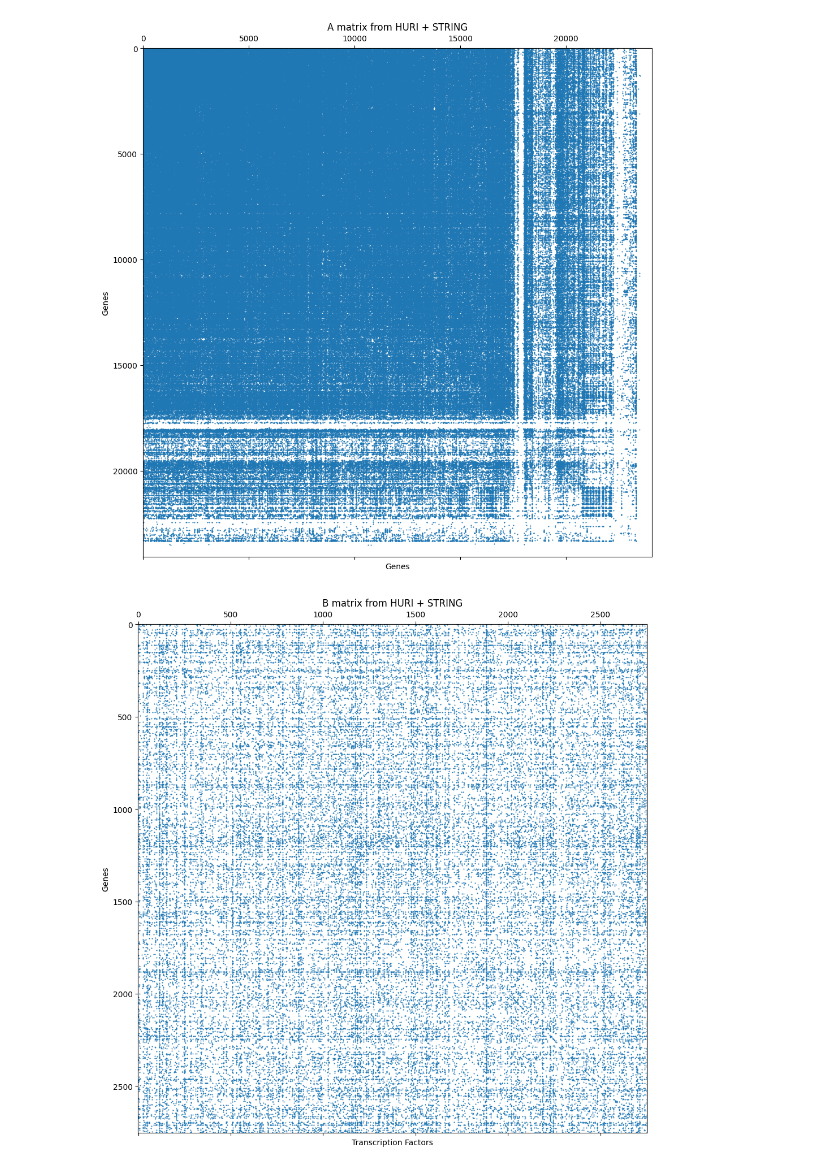
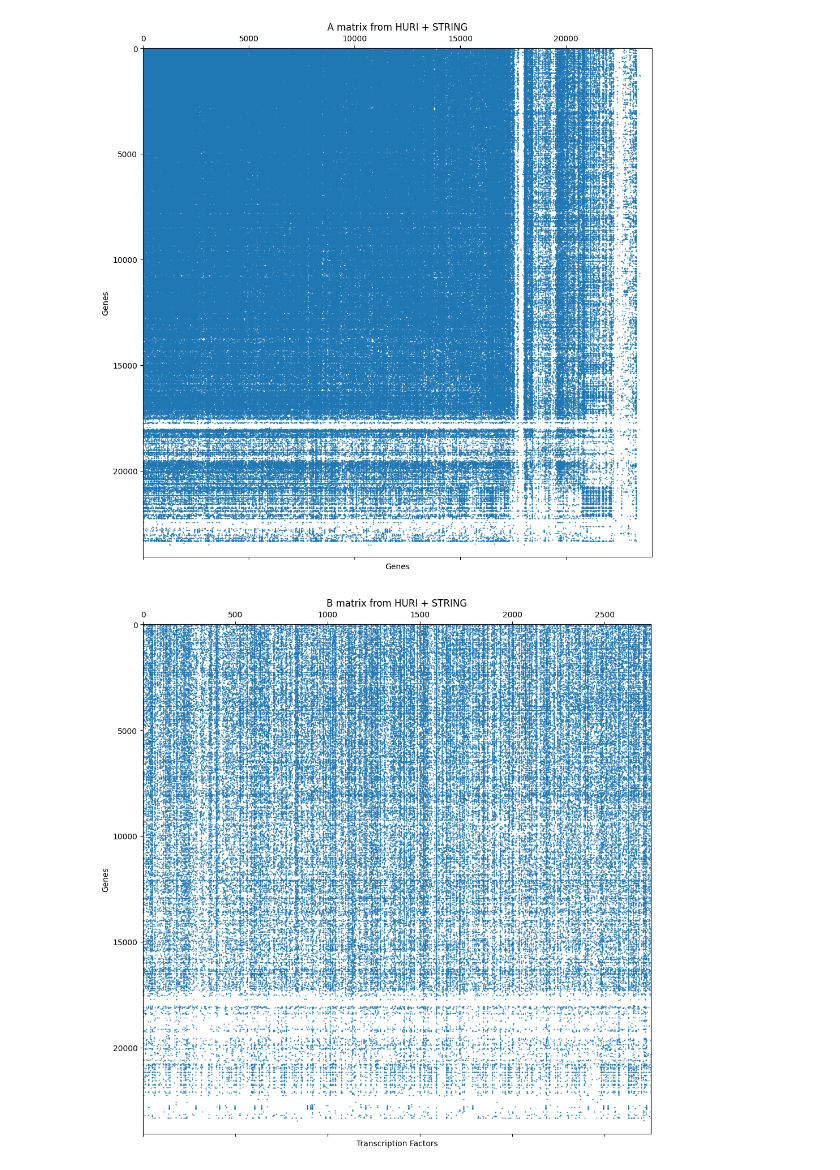
Before and after one commit to imnuvi/HardWiredGenome, a Jupyter notebook: HWGPlots.ipynb, the cells around one changed output. Saved outputs shown, nothing was run; the diff lists cells and outputs as text; code cells hidden in the pictures.

```diff
--- a/HWGPlots.ipynb
+++ b/HWGPlots.ipynb
@@ -22,15 +22,15 @@ plt.savefig('figures/A_matrix.png', dpi=300)
 # %%
 B_matrix = pd.read_csv(HARD_WIRED_GENOME_B_MATRIX_PATH, index_col = 0)
 
 B_adj = csr_matrix(B_matrix.values)
 
 plt.figure(figsize=(10, 10))
-plt.spy(B_adj, markersize=0.5)
+plt.spy(B_adj, markersize=0.5, aspect='auto')
 plt.title("B matrix from HURI + STRING")
 plt.xlabel("Transcription Factors")
 plt.ylabel("Genes")
 plt.tight_layout()
 # plt.show()
 plt.savefig('figures/B_matrix.png', dpi=300)
 # %% [output]
-[figure, old version]
+[figure, new version]
```
Also changed, not shown: 7 other files.
